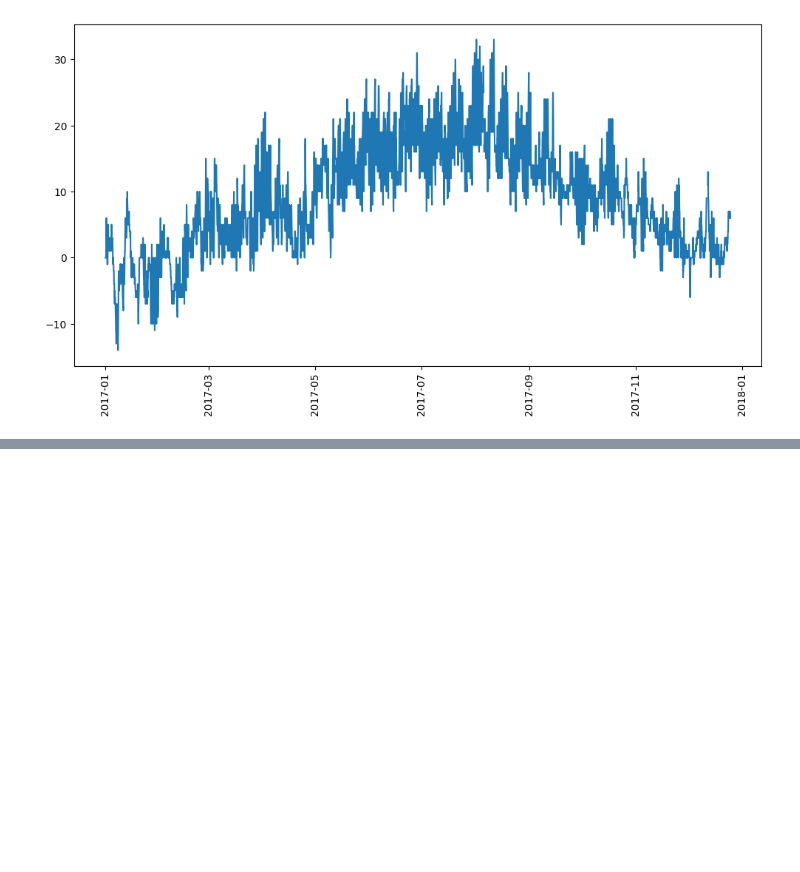
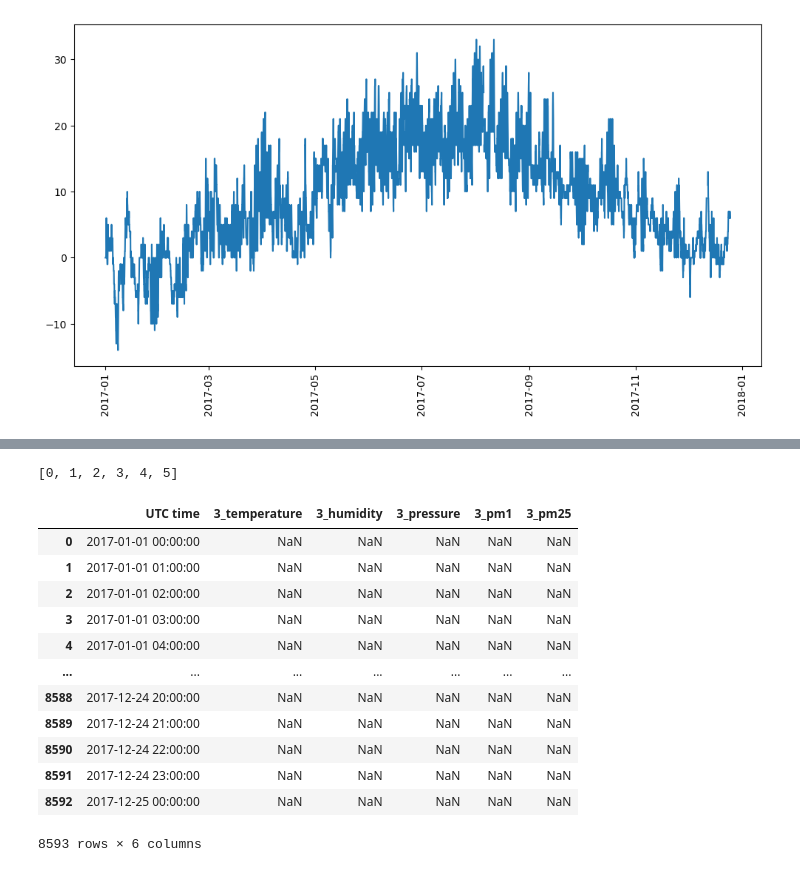
Before and after one commit to dan-ski/Air_quality, a Jupyter notebook: Air quality data preprocessing and analysis.ipynb, the cells around one changed output, grey strips where cells are left out. Saved outputs shown, nothing was run; the diff lists cells and outputs as text; code cells hidden in the pictures; blank space fills up the shorter version.

Commit message:
Getting lists of columns for separate data frames.

```diff
--- a/Air quality data preprocessing and analysis.ipynb
+++ b/Air quality data preprocessing and analysis.ipynb
@@ -192,0 +229,22 @@ plt.show()
+# %%
+column_range = list(range(0, 6))
+column_range
+# %% [output]
+[0, 1, 2, 3, 4, 5]
+# %%
+df_3 = df.iloc[:,column_range]
+df_3
+# %% [output]
+|  | UTC time | 3_temperature | 3_humidity | 3_pressure | 3_pm1 | 3_pm25 |
+| 0 | 2017-01-01 00:00:00 | NaN | NaN | NaN | NaN | NaN |
+| 1 | 2017-01-01 01:00:00 | NaN | NaN | NaN | NaN | NaN |
+| 2 | 2017-01-01 02:00:00 | NaN | NaN | NaN | NaN | NaN |
+| 3 | 2017-01-01 03:00:00 | NaN | NaN | NaN | NaN | NaN |
+| 4 | 2017-01-01 04:00:00 | NaN | NaN | NaN | NaN | NaN |
+| ... | ... | ... | ... | ... | ... | ... |
+| 8588 | 2017-12-24 20:00:00 | NaN | NaN | NaN | NaN | NaN |
+| 8589 | 2017-12-24 21:00:00 | NaN | NaN | NaN | NaN | NaN |
+| 8590 | 2017-12-24 22:00:00 | NaN | NaN | NaN | NaN | NaN |
+| 8591 | 2017-12-24 23:00:00 | NaN | NaN | NaN | NaN | NaN |
+| 8592 | 2017-12-25 00:00:00 | NaN | NaN | NaN | NaN | NaN |
+8593 rows × 6 columns
```
Also changed, not shown: parts of 15 cells of this notebook, 1 other file.
